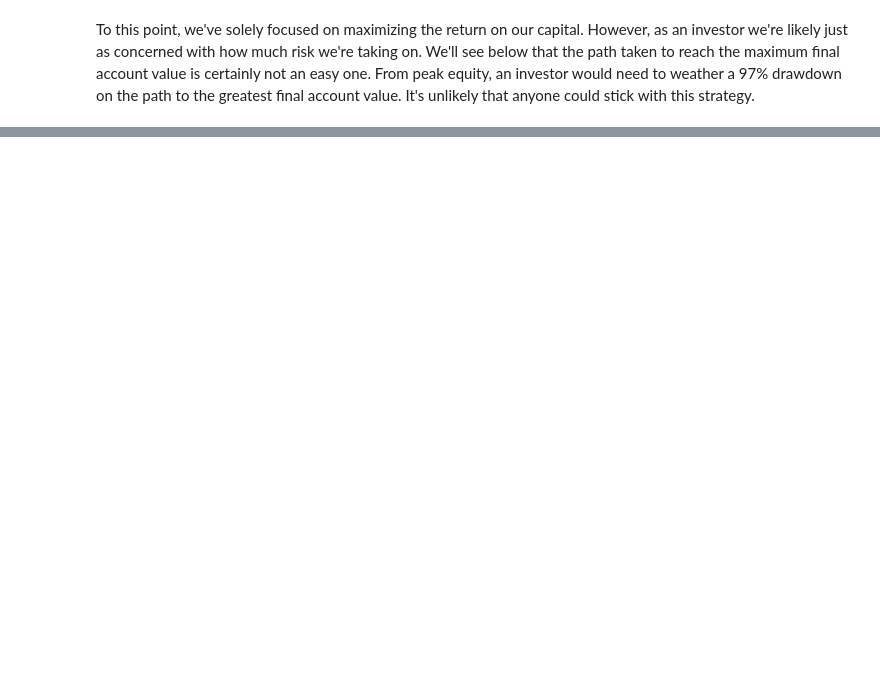
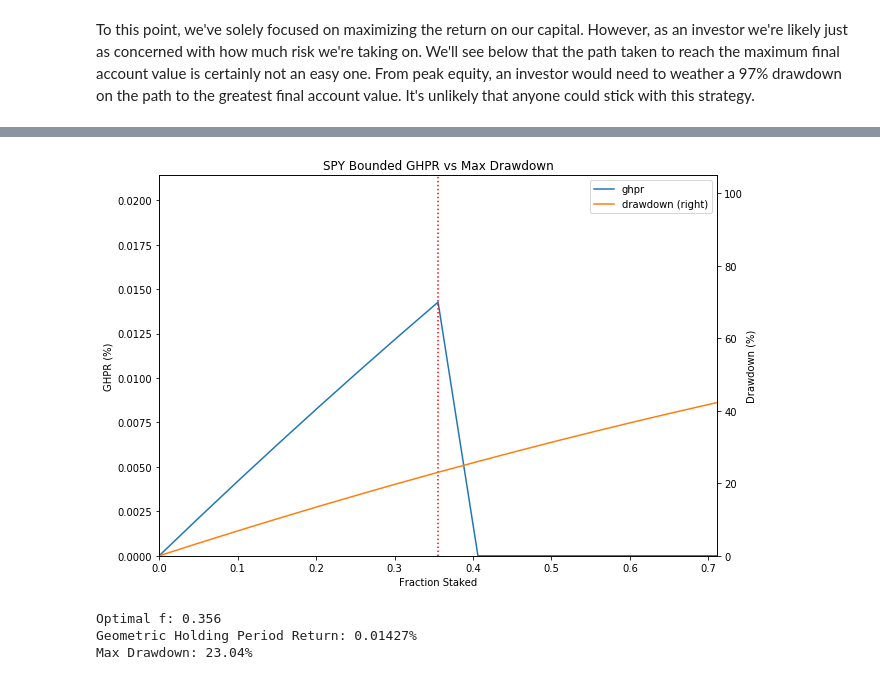
Before and after one commit to 11bblandin/quantfiction, a Jupyter notebook: position_sizing.ipynb, the cells around one changed output, grey strips where cells are left out. Cells and saved outputs as stored; diff of their text form; code cells hidden in the pictures; blank space fills up the shorter version.

```diff
--- a/position_sizing.ipynb
+++ b/position_sizing.ipynb
@@ -345,14 +408,26 @@ def ghpr(equity_curve):
 # %%
-def get_f_dd(returns):
-    f_values = np.linspace(0, 1, 101)
+def get_f_bounded(returns, drawdown_limit):
+    f_values = np.linspace(0, 0.99, 199)
     max_loss = np.abs(np.min(returns))
     bounded_f = f_values / max_loss
     df = pd.DataFrame(columns=['ghpr', 'drawdown'])
     for f in bounded_f:
         eq = equity_curve(f * returns)
-        _ghpr = ghpr(eq) - 1
         _max_drawdown = max_drawdown(eq)
+        if _max_drawdown <= drawdown_limit:
+            _ghpr = ghpr(eq)
+        else:
+            _ghpr = 0
         df.loc[f, 'ghpr'] = _ghpr * 100
         df.loc[f, 'drawdown'] = _max_drawdown
     optimal_f = df['ghpr'].idxmax()
     return {'f_curve':df, 'optimal_f':optimal_f, 'max_loss':max_loss}
+# %%
+spy_f_bounded = get_f_bounded(spy_returns, drawdown_limit=25)
+f_dd_plot(spy_f_bounded, 'SPY Bounded')
+f_dd_results(spy_f_bounded)
+# %% [output]
+[figure, added]
+Optimal f: 0.356
+Geometric Holding Period Return: 0.01427%
+Max Drawdown: 23.04%
```
Also changed, not shown: parts of 17 cells of this notebook.
